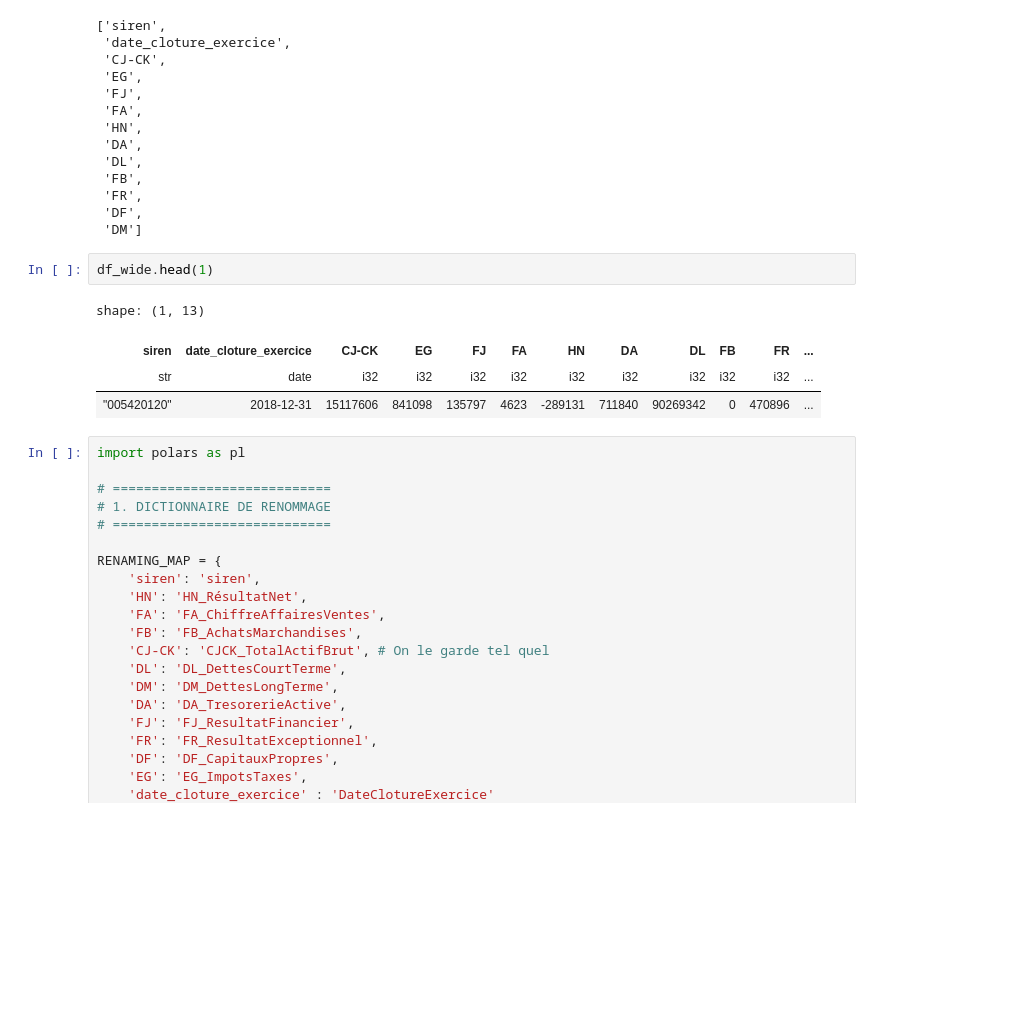
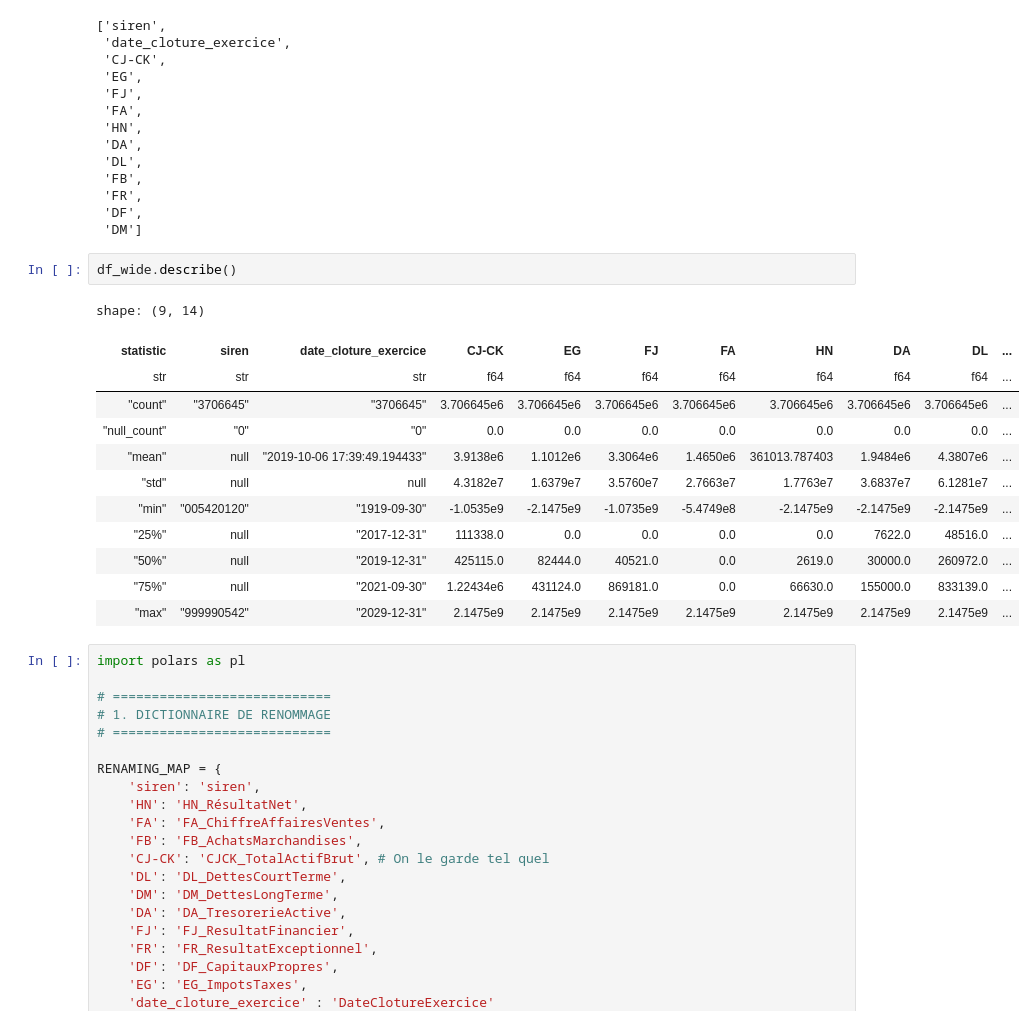
Before and after one commit to ugozchi/AS_Supervised_Learning, a Jupyter notebook: Notebooks/00_Sandbox.ipynb, the cells around one changed output. Saved outputs shown, nothing was run; the diff lists cells and outputs as text; blank space fills up the shorter version.

```diff
--- a/Notebooks/00_Sandbox.ipynb
+++ b/Notebooks/00_Sandbox.ipynb
@@ -682,13 +716,21 @@ df_wide.columns
  'FR',
  'DF',
  'DM']
-# %%
-df_wide.head(1)
-# %% [output]
-shape: (1, 13)
-| siren | date_cloture_exercice | CJ-CK | EG | FJ | FA | HN | DA | DL | FB | FR | ... |
-| str | date | i32 | i32 | i32 | i32 | i32 | i32 | i32 | i32 | i32 | ... |
-| "005420120" | 2018-12-31 | 15117606 | 841098 | 135797 | 4623 | -289131 | 711840 | 90269342 | 0 | 470896 | ... |
+# %%
+df_wide.describe()
+# %% [output]
+shape: (9, 14)
+| statistic | siren | date_cloture_exercice | CJ-CK | EG | FJ | FA | HN | DA | DL | ... |
+| str | str | str | f64 | f64 | f64 | f64 | f64 | f64 | f64 | ... |
+| "count" | "3706645" | "3706645" | 3.706645e6 | 3.706645e6 | 3.706645e6 | 3.706645e6 | 3.706645e6 | 3.706645e6 | 3.706645e6 | ... |
+| "null_count" | "0" | "0" | 0.0 | 0.0 | 0.0 | 0.0 | 0.0 | 0.0 | 0.0 | ... |
+| "mean" | null | "2019-10-06 17:39:49.194433" | 3.9138e6 | 1.1012e6 | 3.3064e6 | 1.4650e6 | 361013.787403 | 1.9484e6 | 4.3807e6 | ... |
+| "std" | null | null | 4.3182e7 | 1.6379e7 | 3.5760e7 | 2.7663e7 | 1.7763e7 | 3.6837e7 | 6.1281e7 | ... |
+| "min" | "005420120" | "1919-09-30" | -1.0535e9 | -2.1475e9 | -1.0735e9 | -5.4749e8 | -2.1475e9 | -2.1475e9 | -2.1475e9 | ... |
+| "25%" | null | "2017-12-31" | 111338.0 | 0.0 | 0.0 | 0.0 | 0.0 | 7622.0 | 48516.0 | ... |
+| "50%" | null | "2019-12-31" | 425115.0 | 82444.0 | 40521.0 | 0.0 | 2619.0 | 30000.0 | 260972.0 | ... |
+| "75%" | null | "2021-09-30" | 1.22434e6 | 431124.0 | 869181.0 | 0.0 | 66630.0 | 155000.0 | 833139.0 | ... |
+| "max" | "999990542" | "2029-12-31" | 2.1475e9 | 2.1475e9 | 2.1475e9 | 2.1475e9 | 2.1475e9 | 2.1475e9 | 2.1475e9 | ... |
 # %%
 import polars as pl
 
```
Also changed, not shown: parts of 12 cells of this notebook.
